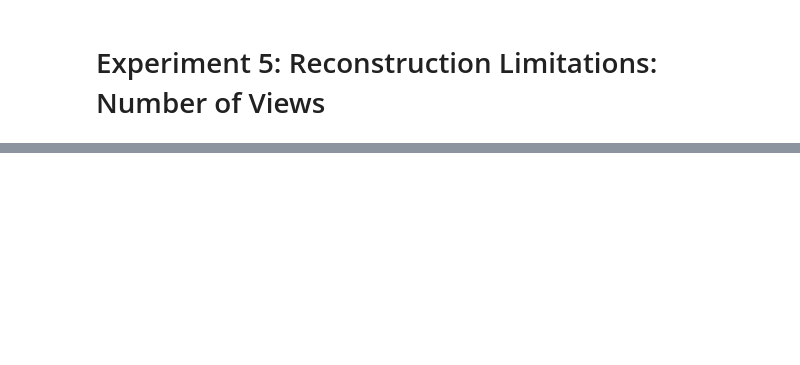
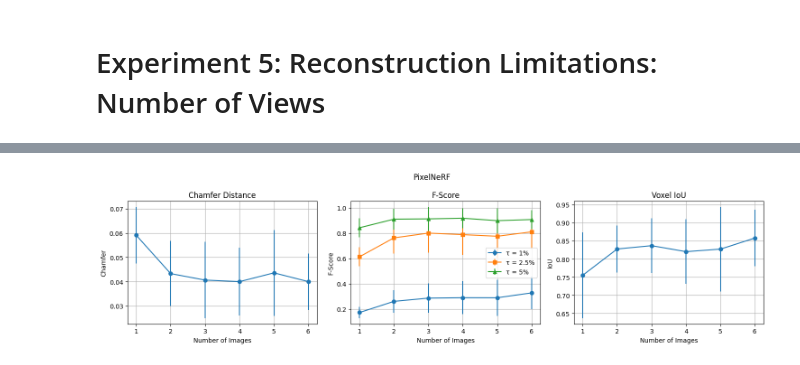
Before and after one commit to etiiiR/Bachelor-Thesis, a Jupyter notebook: notebooks/exp_5_number_of_views.ipynb, the cells around one changed output, grey strips where cells are left out. Saved outputs shown, nothing was run; the diff lists cells and outputs as text; code cells hidden in the pictures; blank space fills up the shorter version.

```diff
--- a/notebooks/exp_5_number_of_views.ipynb
+++ b/notebooks/exp_5_number_of_views.ipynb
@@ -95,0 +187,6 @@ plt.show()
+# %%
+pixelnerf = aggregated[aggregated['model'].str.contains("pollen_augmentation")]
+# %%
+plot_model_metrics(pixelnerf, title="PixelNeRF")
+# %% [output]
+[figure, added]
```
Also changed, not shown: parts of 13 cells of this notebook.
